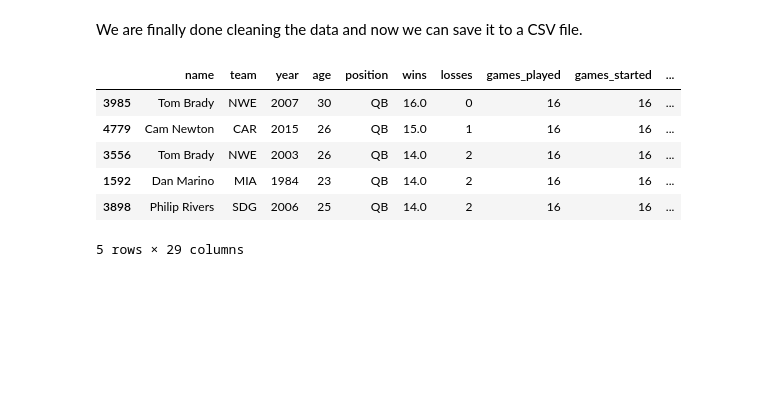
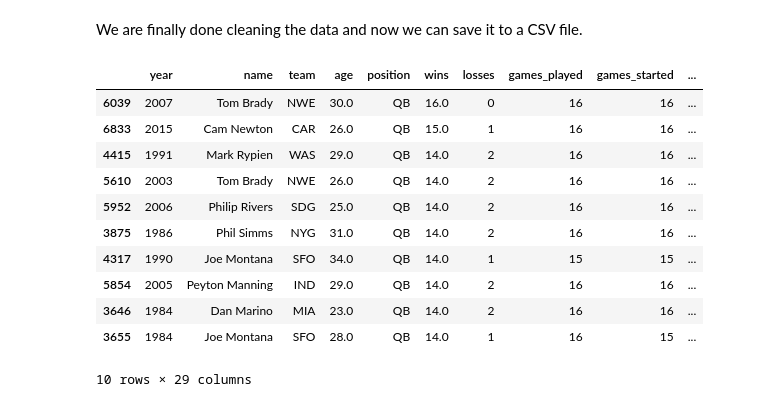
Before and after one commit to kpolimis/SOC590-Python-tutorial, a Jupyter notebook: notebooks/nfl_passing.ipynb, the cells around one changed output. Cells and saved outputs as stored; diff of their text form; code cells hidden in the pictures; blank space fills up the shorter version.

```diff
--- a/notebooks/nfl_passing.ipynb
+++ b/notebooks/nfl_passing.ipynb
@@ -348,7 +353,7 @@ passing_columns = {
               'GWD': 'gamewinningdrives'
               }
 ordered_columns = [
-              'name', 'team',  'year', 'age', 'position', 'wins',
+              'year', 'name', 'team', 'age', 'position', 'wins',
               'losses', 'games_played', 'games_started', 'completions',
               'attempts', 'completionPct', 'passing_yards',
               'passing_TD', 'passing_TDPct',  'passing_INT',
@@ -450,12 +454,17 @@ passing_df_clean = passing_df_clean[pd.notnull(passing_df_clean['name'])]
 passing_df_clean.sort_values('wins', ascending=False, axis=0, inplace=True)
 # %%
 passing_df_clean.to_csv("../data/clean_data/pfr_nfl_passing_data_CLEAN.csv", index=False)
-passing_df_clean.head()
+passing_df_clean.head(10)
 # %% [output]
-|  | name | team | year | age | position | wins | losses | games_played | games_started | ... |
-| 3985 | Tom Brady | NWE | 2007 | 30 | QB | 16.0 | 0 | 16 | 16 | ... |
-| 4779 | Cam Newton | CAR | 2015 | 26 | QB | 15.0 | 1 | 16 | 16 | ... |
-| 3556 | Tom Brady | NWE | 2003 | 26 | QB | 14.0 | 2 | 16 | 16 | ... |
-| 1592 | Dan Marino | MIA | 1984 | 23 | QB | 14.0 | 2 | 16 | 16 | ... |
-| 3898 | Philip Rivers | SDG | 2006 | 25 | QB | 14.0 | 2 | 16 | 16 | ... |
+|  | year | name | team | age | position | wins | losses | games_played | games_started | ... |
+| 6039 | 2007 | Tom Brady | NWE | 30.0 | QB | 16.0 | 0 | 16 | 16 | ... |
+| 6833 | 2015 | Cam Newton | CAR | 26.0 | QB | 15.0 | 1 | 16 | 16 | ... |
+| 4415 | 1991 | Mark Rypien | WAS | 29.0 | QB | 14.0 | 2 | 16 | 16 | ... |
+| 5610 | 2003 | Tom Brady | NWE | 26.0 | QB | 14.0 | 2 | 16 | 16 | ... |
+| 5952 | 2006 | Philip Rivers | SDG | 25.0 | QB | 14.0 | 2 | 16 | 16 | ... |
+| 3875 | 1986 | Phil Simms | NYG | 31.0 | QB | 14.0 | 2 | 16 | 16 | ... |
+| 4317 | 1990 | Joe Montana | SFO | 34.0 | QB | 14.0 | 1 | 15 | 15 | ... |
+| 5854 | 2005 | Peyton Manning | IND | 29.0 | QB | 14.0 | 2 | 16 | 16 | ... |
+| 3646 | 1984 | Dan Marino | MIA | 23.0 | QB | 14.0 | 2 | 16 | 16 | ... |
+| 3655 | 1984 | Joe Montana | SFO | 28.0 | QB | 14.0 | 1 | 16 | 15 | ... |
-5 rows × 29 columns
+10 rows × 29 columns
```
Also changed, not shown: parts of 14 cells of this notebook, 4 other files.
